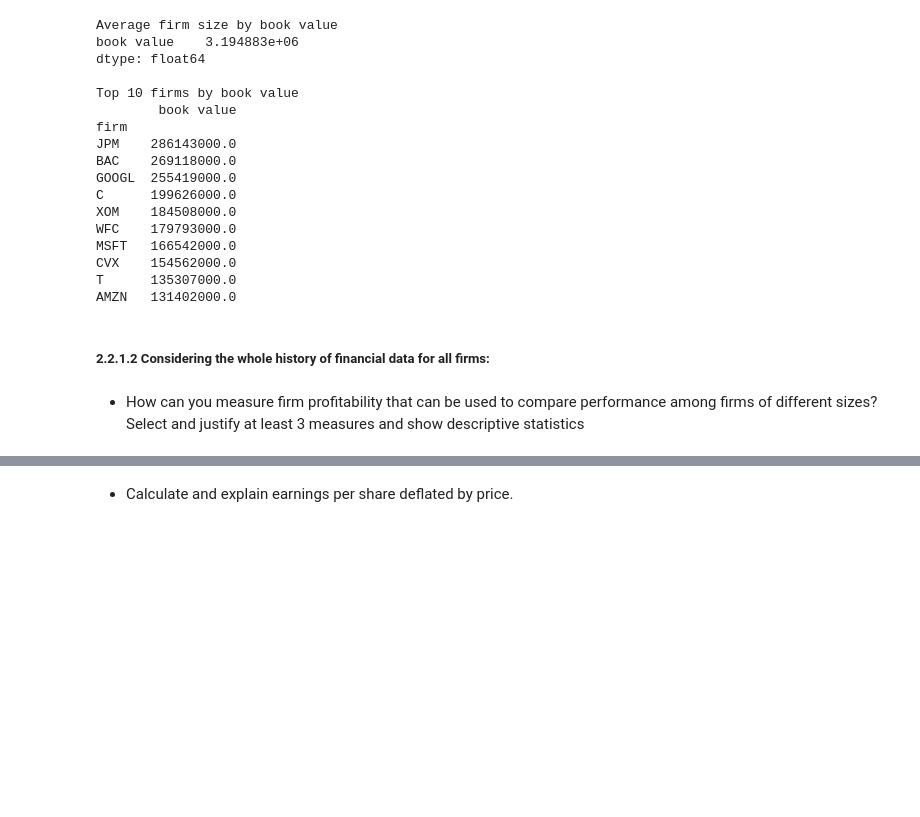
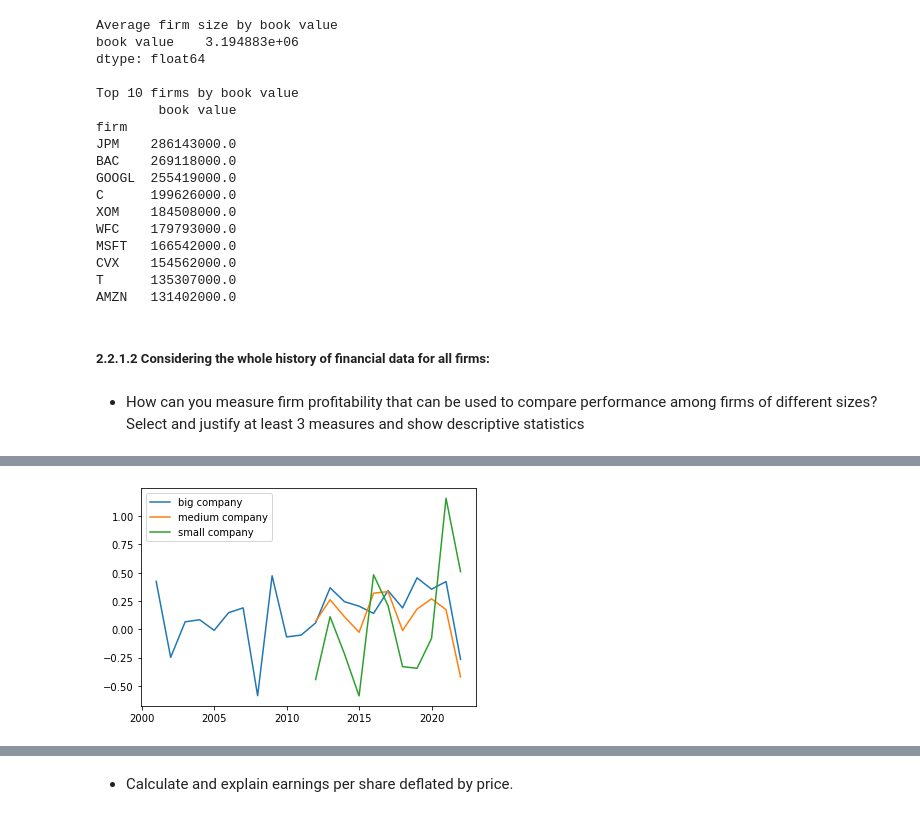
Before and after one commit to myrosandrade89/IA95022, a Jupyter notebook: Statistics/Reto/Reto.ipynb, the cells around one changed output, grey strips where cells are left out. Drawn from its saved outputs; the diff is of its cells as text; code cells hidden in the pictures; blank space fills up the shorter version.

```diff
--- a/Statistics/Reto/Reto.ipynb
+++ b/Statistics/Reto/Reto.ipynb
@@ -63,15 +63,7 @@ us_y["stockholderequity"] = us_q_agg_last["stockholderequity"]
 us_y["adjprice"] = us_q_agg_last["adjprice"]
 us_y["originalprice"] = us_q_agg_last["originalprice"]
 us_y["sharesoutstanding"] = us_q_agg_last["sharesoutstanding"]
-
-# Calculating the yearly cc returns
-us_y_ladjprice = us_y.groupby([us_y.firm], as_index = False)[["adjprice", "year", "firm"]].shift(1)
-us_y_ladjprice["year"] += 1
-us_y = pd.merge(us_y, us_y_ladjprice, on = ["firm", "year"], how = "left")
-us_y["r"] = np.log(us_y["adjprice_x"]) - np.log(us_y["adjprice_y"])
-
-us_y["adjprice"] = us_y["adjprice_x"]
-us_y = us_y.drop(columns = ["adjprice_x", "adjprice_y"])
+us_y["sharesoutstanding"] = us_q_agg_last["sharesoutstanding"]
 
 # Calculating the firm size
 us_y["market value"] = us_y["originalprice"] * us_y["sharesoutstanding"]
@@ -84,6 +76,24 @@ us_y["sales"] = us_y["revenue"]
 us_y["net income"] = us_y["revenue"] + us_y["extraincome"] - us_y["cogs"] - us_y["sgae"] - us_y["otheropexp"] - us_y["finexp"] - us_y["incometax"]
 us_y["profit margin"] = us_y["net income"] / us_y["sales"]
 
+# Calculating the yearly cc returns, c proft margins and c book value / market value
+us_y_cc = us_y.groupby([us_y.firm], as_index = False)[["adjprice", "profit margin", "book value", "market value", "year", "firm"]].shift(1)
+us_y_cc["year"] += 1
+us_y = pd.merge(us_y, us_y_cc, on = ["firm", "year"], how = "left")
+
+us_y["r"] = np.log(us_y["adjprice_x"]) - np.log(us_y["adjprice_y"])
+us_y["adjprice"] = us_y["adjprice_x"]
+
+us_y["c profit margin"] = us_y["profit margin_x"] - us_y["profit margin_y"]
+us_y["profit margin"] = us_y["profit margin_x"]
+
+us_y["cc book/market"] = np.log(us_y["book value_x"] / us_y["market value_x"]) - np.log(us_y["book value_y"] / us_y["market value_y"])
+us_y["book value"] = us_y["book value_x"]
+us_y["market value"] = us_y["market value_x"]
+
+
+us_y = us_y.drop(columns = ["adjprice_x", "adjprice_y", "profit margin_x","profit margin_y", "market value_x","market value_y", "book value_x", "book value_y"])
+
 us_y
 # %% [output]
 |  | firm | name | industry | year | revenue | cogs | sgae | otheropexp | extraincome | finexp | ... |
@@ -407,0 +420,4 @@ AMZN   131402000.0
+# %%
+big_company = us_y[us_y.firm == "MSFT"]
+medium_company = us_y[us_y.firm == "XYL"]
+small_company = us_y[us_y.firm == "PBT"]
@@ -407,0 +428,12 @@ AMZN   131402000.0
+# %%
+# Calculating the cc returns
+plt.clf()
+plt.title("CC Returns")
+plt.plot( big_company["year"], big_company["r"], label = "big company")
+plt.plot( medium_company["year"], medium_company["r"], label = "medium company")
+plt.plot( small_company["year"], small_company["r"], label = "small company")
+
+plt.legend()
+plt.show()
+# %% [output]
+[figure, added]
```
Also changed, not shown: parts of 17 cells of this notebook.
